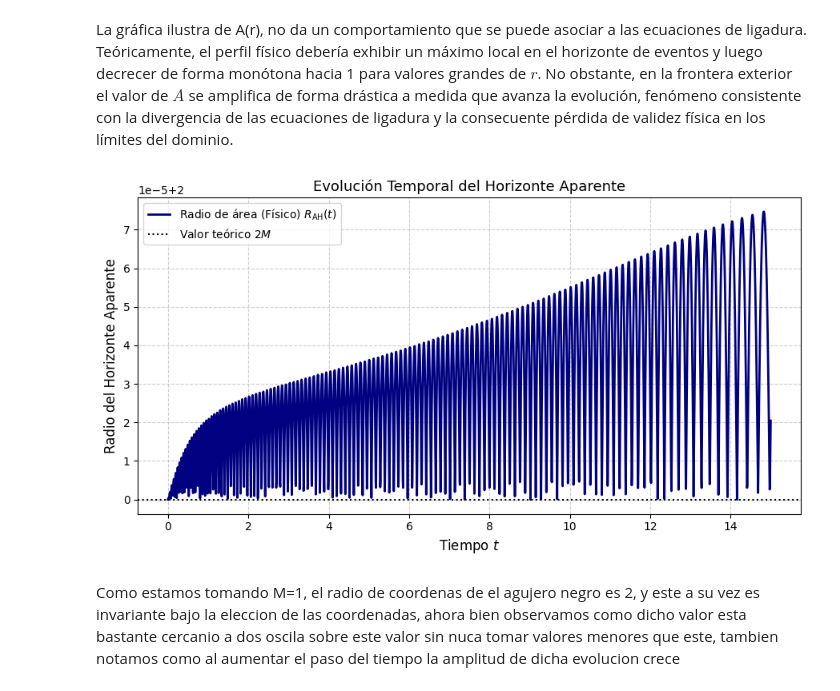
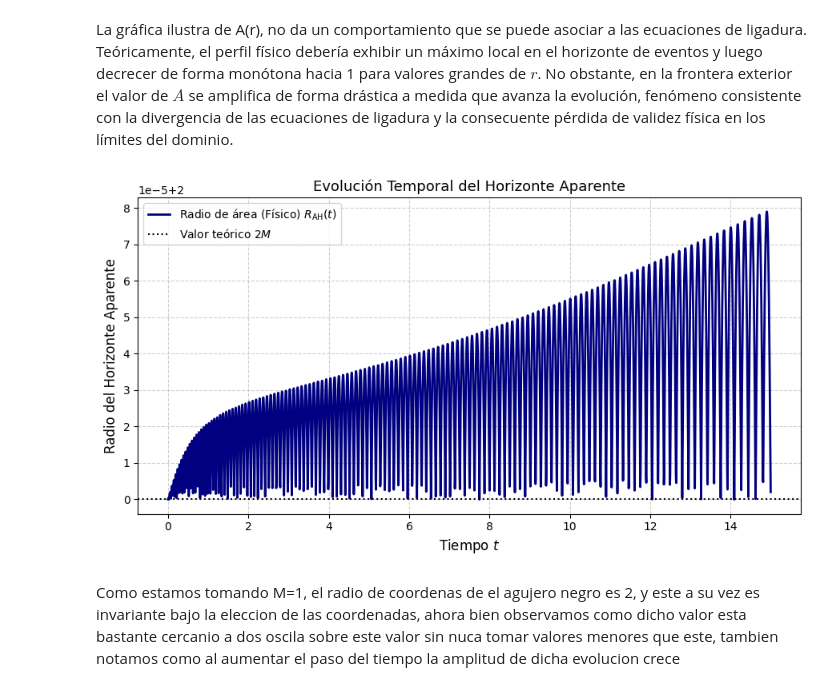
Before and after one commit to sebasagudelo0169/BSSN, a Jupyter notebook: BlackHole/BlackHole4orden.ipynb, the cells around one changed output. Cells and saved outputs as stored; diff of their text form; code cells hidden in the pictures.

```diff
--- a/BlackHole/BlackHole4orden.ipynb
+++ b/BlackHole/BlackHole4orden.ipynb
@@ -113,7 +104,7 @@ def resolver_bvp_alpha_4to_orden_estricto(Atilde, DBtilde, DAtilde, KA, KB, psi,
 
     # Frontera interior
     # Fila 0 (i=0): f[-1] -> f[1] y f[-2] -> f[2]
-    # Matriz_Original[0, 0] += l[0]  --> ab[2 + 0 - 0, 0]
+    # Matriz_Original[0, 0] += l[0]  --> ab[2, 0]
     ab[2, 0] += l[0]
     # Matriz_Original[0, 1] += ll[0] --> ab[2 + 0 - 1, 1]
     ab[1, 1] += ll[0]
@@ -125,11 +116,12 @@ def resolver_bvp_alpha_4to_orden_estricto(Atilde, DBtilde, DAtilde, KA, KB, psi,
     # FRONTERA EXTERIOR
     # --- Fila N-2 (Penúltimo punto) ---
     j_idx = N - 2
-    ab[1, j_idx+1] = 11.0 + 3.0 * P[j_idx] * dr
-    ab[2, j_idx]   = -20.0 + 10.0 * P[j_idx] * dr - 12.0 * Q_tilde[j_idx] * (dr**2)
-    ab[3, j_idx-1] = 6.0 - 18.0 * P[j_idx] * dr
-    ab[4, j_idx-2] = 4.0 + 6.0 * P[j_idx] * dr
-    ab[5, j_idx-3] = -1.0 - P[j_idx] * dr      # Diagonal inferior -3 (fila 5 de ab)
+    ab[1, j_idx+1] =  10.0 + 3.0 * P[j_idx] * dr
+    ab[2, j_idx]   = -15.0 + 10.0 * P[j_idx] * dr - 12.0 * Q_tilde[j_idx] * (dr**2)
+    ab[3, j_idx-1] =  -4.0 - 18.0 * P[j_idx] * dr
+    ab[4, j_idx-2] =  14.0 + 6.0 * P[j_idx] * dr
+    ab[5, j_idx-3] =  -6.0 - 1.0 * P[j_idx] * dr
+    ab[6, j_idx-4] =   1.0
 
     # --- Fila N-1 (Último punto del dominio) ---
     k = N - 1
@@ -243,7 +238,7 @@ for indice_t in indices_a_graficar:
     # Extraccion de las solucion para un tiempo t
     y_t = sol.y[:, indice_t]
 
-    # Desempaquetar las variables conformes
+    # Desempaquetar las variables conformes --------------------------------------------------------------------------------
     A_tilde  = y_t[0:N]
     B_tilde  = y_t[N:2*N]
     DA_tilde = y_t[2*N:3*N]
@@ -257,8 +252,8 @@ for indice_t in indices_a_graficar:
     DA = DA_tilde + 4 * dr_lnpsi
     DB = DB_tilde + 4 * dr_lnpsi
 
-    dr_DB = D1_4_order(DB, delta_r, 1,paridad=-1)
-    dr_KB = D1_4_order(KB, delta_r,1, paridad=1)
+    dr_DB = D1_4_order(DB, delta_r,paridad=-1)
+    dr_KB = D1_4_order(KB, delta_r, paridad=1)
 
     # Ligadura Hamiltoniana
     term1_H =  (A_tilde - B_tilde) / (B_tilde * (r**2))
@@ -362,16 +357,12 @@ plt.show()
 # %% [markdown]
 La gráfica ilustra  de A(r), no da un comportamiento que se puede asociar a las ecuaciones de ligadura. Teóricamente, el perfil físico debería exhibir un máximo local en el horizonte de eventos y luego decrecer de forma monótona hacia 1 para valores grandes de $r$. No obstante, en la frontera exterior el valor de $A$ se amplifica de forma drástica a medida que avanza la evolución, fenómeno consistente con la divergencia de las ecuaciones de ligadura y la consecuente pérdida de validez física en los límites del dominio.
 # %%
-def calcular_expansion_theta(
-    A_tilde, B_tilde, DB_tilde, KB, psi, dr_lnpsi, r, K_traza=0.0
-):
+def calcular_expansion_theta(A_tilde, DB_tilde, KB, psi, dr_lnpsi, r):
     """Calcula el perfil espacial de la expansión Theta(r) usando DB_tilde directo."""
-    # Uso de la identidad analítica d(ln(B))/dr = dB_dr / B
-
     parte_espacial = (1.0 / (psi**2 * np.sqrt(A_tilde))) * (
         (2.0 / r) + DB_tilde + 4.0 * dr_lnpsi
     )
-    parte_temporal = -2.0 * (KB + (1.0 / 3.0) * K_traza)
+    parte_temporal = -2.0 * KB
 
     return parte_espacial + parte_temporal
 # %%
@@ -408,14 +399,14 @@ r_esperado = 0.5 * M  # Estimación inicial para el horizonte
 for idx in range(n_tiempos):
     t_val = sol.t[idx]
     y_t = sol.y[:, idx]
-
+    # Desempaquetamiento -------------------------------------------------------------------------------
     A_tilde_t = y_t[0:N]
     B_tilde_t = y_t[N : 2 * N]
     DB_tilde_t = y_t[3 * N : 4 * N]
     KB_t = y_t[5 * N : 6 * N]
 
     theta_r = calcular_expansion_theta(
-        A_tilde_t, B_tilde_t, DB_tilde_t, KB_t, psi, dr_lnpsi, points_r_interior
+        A_tilde_t, DB_tilde_t, KB_t, psi, dr_lnpsi, points_r_interior
     )
 
     r_ah = encontrar_horizonte_aparente(theta_r, points_r_interior, r_esperado)
@@ -437,34 +428,34 @@ plt.figure(figsize=(9, 5), dpi=100)
 
 if len(r_AH_list) > 0:
     # plt.plot(
     #     tiempos,
     #     r_AH_list,
     #     label=r"Radio de coordenadas $r_{\mathrm{AH}}(t)$",
     #     color="crimson",
     #     linewidth=2,
     #     linestyle="--"
     # )
     plt.plot(
         tiempos,
         R_AH_list,
         label=r"Radio de área (Físico) $R_{\mathrm{AH}}(t)$",
         color="navy",
         linewidth=2,
     )
 
     plt.axhline(2.0 * M, color="black", linestyle=":", label="Valor teórico $2M$")
 
     plt.xlabel("Tiempo $t$", fontsize=12)
     plt.ylabel("Radio del Horizonte Aparente", fontsize=12)
     plt.title("Evolución Temporal del Horizonte Aparente", fontsize=13)
     plt.grid(True, linestyle="--", alpha=0.6)
     plt.legend(loc="best", frameon=True)
     plt.tight_layout()
     plt.show()
 else:
     print("No se encontró horizonte aparente en ningún instante de tiempo.")
 # %% [output]
-[figure, old version]
+[figure, new version]
 # %% [markdown]
 Como estamos tomando M=1, el radio de coordenas de el agujero negro es 2, y este a su vez es invariante bajo la eleccion de las coordenadas, ahora bien observamos como dicho valor esta bastante cercanio a dos oscila sobre este valor sin nuca tomar valores menores que este, tambien notamos como al aumentar el paso del tiempo la amplitud de dicha evolucion crece
 # %%
```
Also changed, not shown: parts of 14 cells of this notebook, 3 other files.
